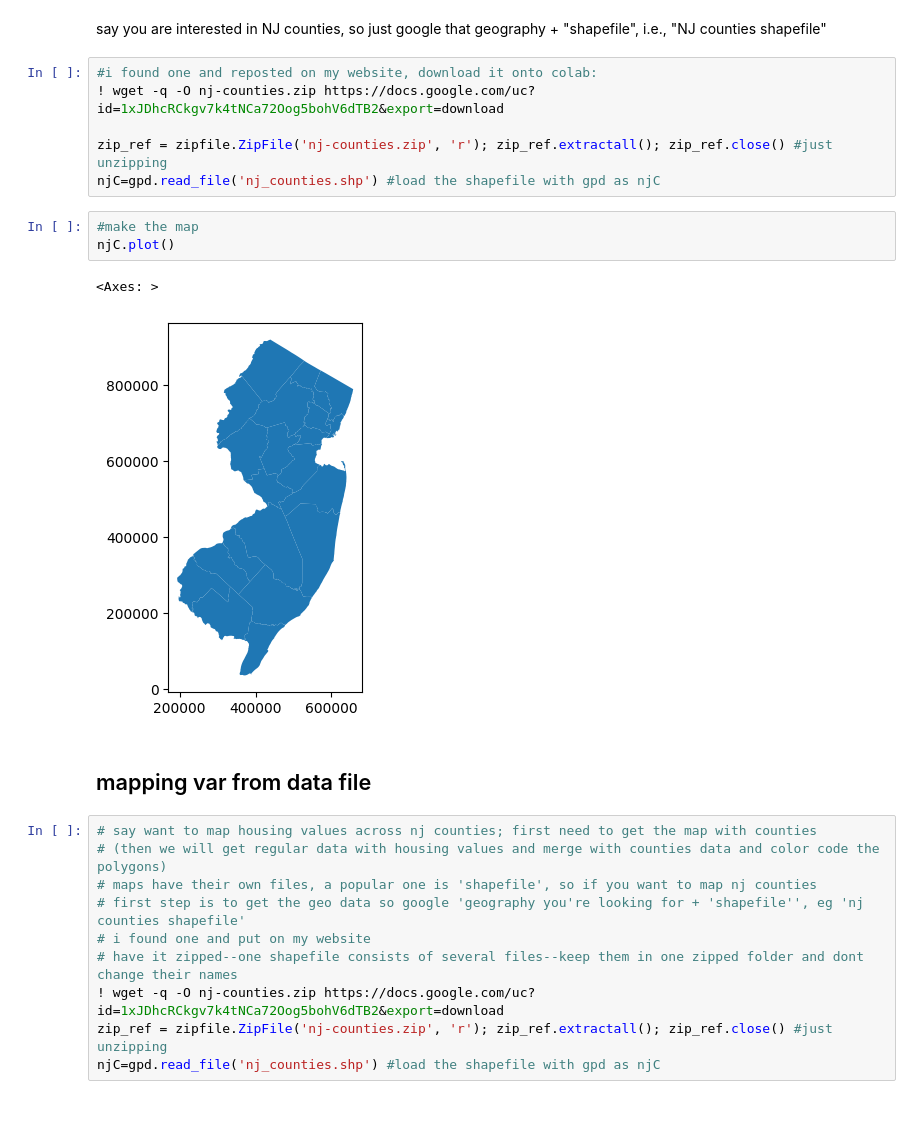
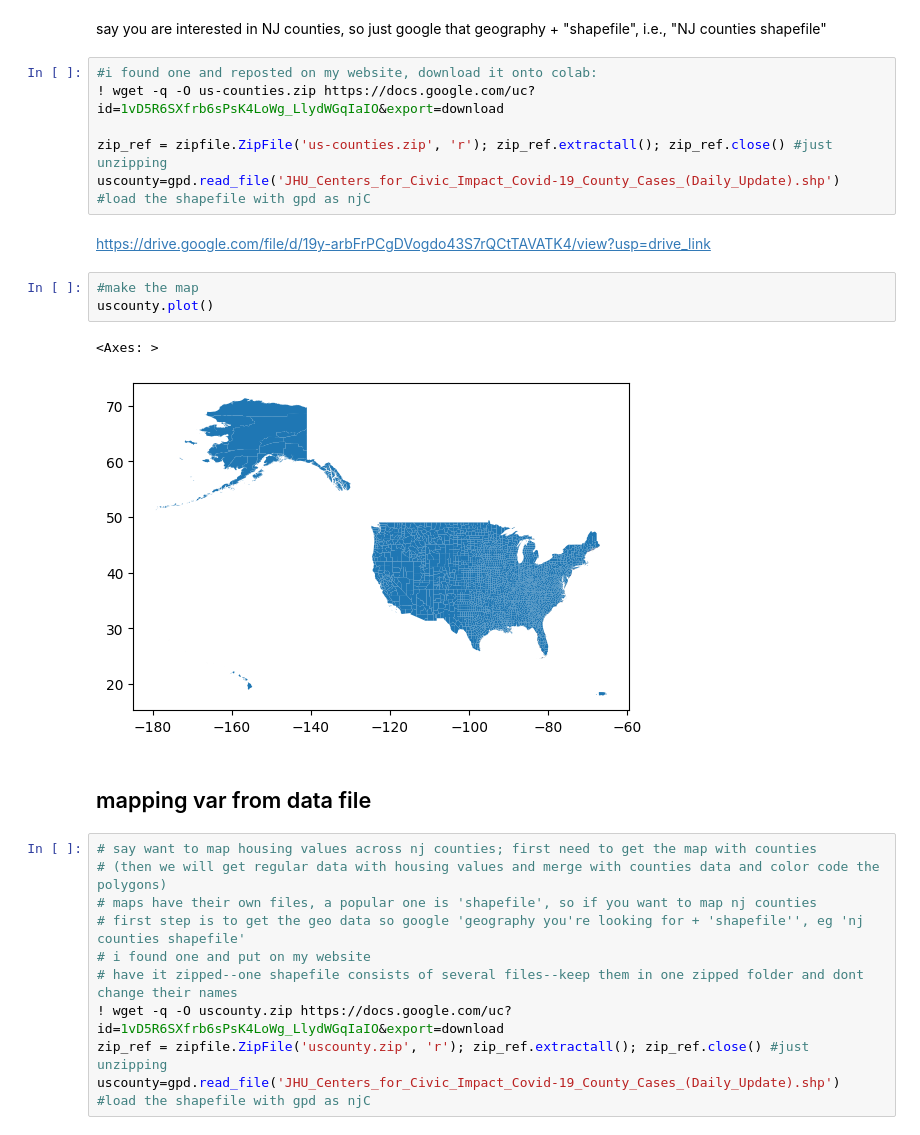
Before and after one commit to tl614-rutgers/gisTest, a Jupyter notebook: map.ipynb, the cells around one changed output. Saved outputs shown, nothing was run; the diff lists cells and outputs as text.

```diff
--- a/map.ipynb
+++ b/map.ipynb
@@ -49,16 +66,18 @@ import geopandas as gpd
 say you are interested in NJ counties, so just google that geography + "shapefile", i.e., "NJ counties shapefile"
 # %%
 #i found one and reposted on my website, download it onto colab:
-! wget -q -O nj-counties.zip https://docs.google.com/uc?id=1xJDhcRCkgv7k4tNCa72Oog5bohV6dTB2&export=download
+! wget -q -O us-counties.zip https://docs.google.com/uc?id=1vD5R6SXfrb6sPsK4LoWg_LlydWGqIaIO&export=download
 
-zip_ref = zipfile.ZipFile('nj-counties.zip', 'r'); zip_ref.extractall(); zip_ref.close() #just unzipping
-njC=gpd.read_file('nj_counties.shp') #load the shapefile with gpd as njC
+zip_ref = zipfile.ZipFile('us-counties.zip', 'r'); zip_ref.extractall(); zip_ref.close() #just unzipping
+uscounty=gpd.read_file('JHU_Centers_for_Civic_Impact_Covid-19_County_Cases_(Daily_Update).shp') #load the shapefile with gpd as njC
+# %% [markdown]
+https://drive.google.com/file/d/19y-arbFrPCgDVogdo43S7rQCtTAVATK4/view?usp=drive_link
 # %%
 #make the map
-njC.plot()
+uscounty.plot()
 # %% [output]
 <Axes: >
-[figure, old version]
+[figure, new version]
 # %% [markdown]
 ## mapping var from data file
 # %%
@@ -68,7 +87,7 @@ njC.plot()
 # first step is to get the geo data so google 'geography you're looking for + 'shapefile'', eg 'nj counties shapefile'
 # i found one and put on my website
 # have it zipped--one shapefile consists of several files--keep them in one zipped folder and dont change their names
-! wget -q -O nj-counties.zip https://docs.google.com/uc?id=1xJDhcRCkgv7k4tNCa72Oog5bohV6dTB2&export=download
-zip_ref = zipfile.ZipFile('nj-counties.zip', 'r'); zip_ref.extractall(); zip_ref.close() #just unzipping
-njC=gpd.read_file('nj_counties.shp') #load the shapefile with gpd as njC
+! wget -q -O uscounty.zip https://docs.google.com/uc?id=1vD5R6SXfrb6sPsK4LoWg_LlydWGqIaIO&export=download
+zip_ref = zipfile.ZipFile('uscounty.zip', 'r'); zip_ref.extractall(); zip_ref.close() #just unzipping
+uscounty=gpd.read_file('JHU_Centers_for_Civic_Impact_Covid-19_County_Cases_(Daily_Update).shp') #load the shapefile with gpd as njC
 # %%
```
Also changed, not shown: parts of 26 cells of this notebook.
